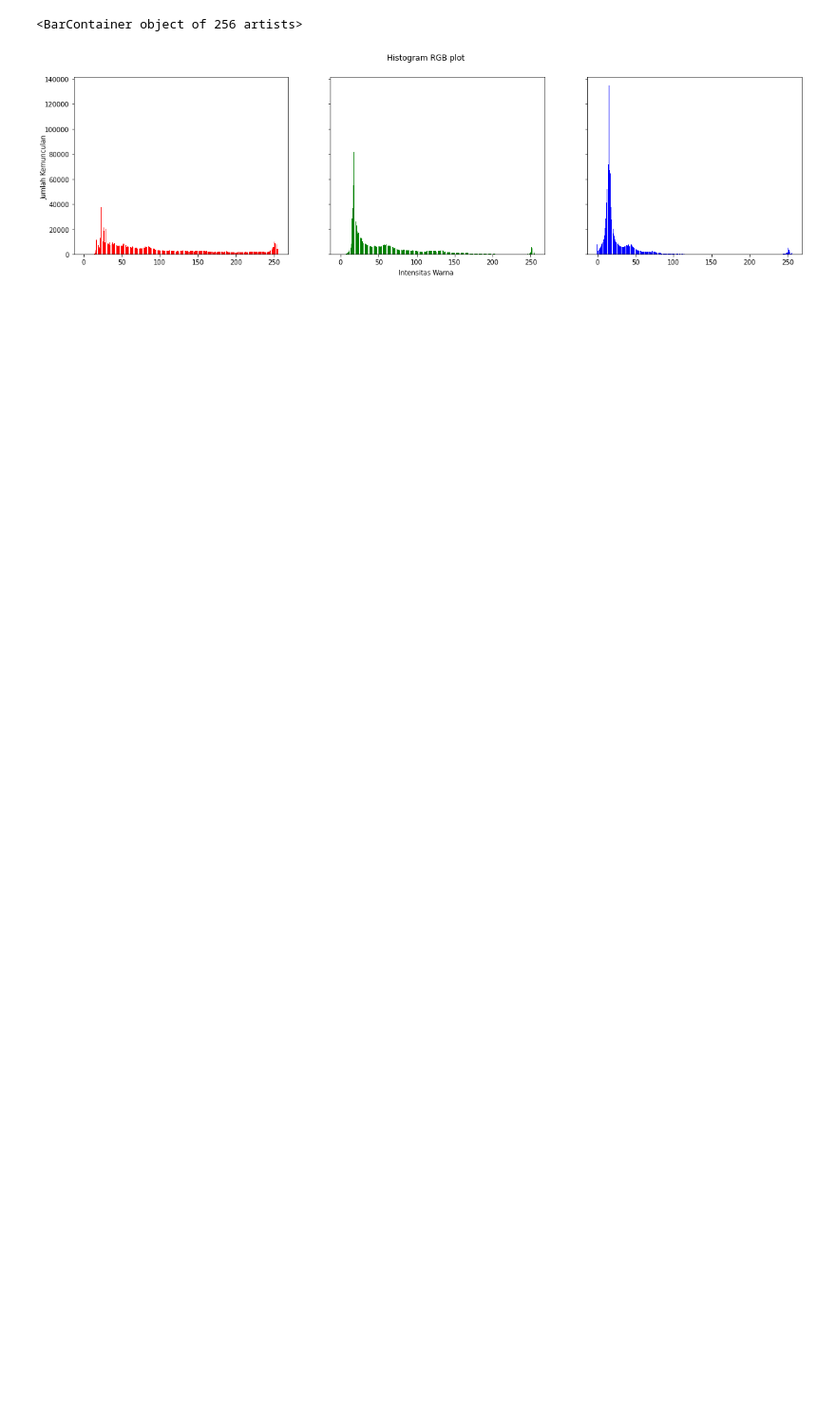
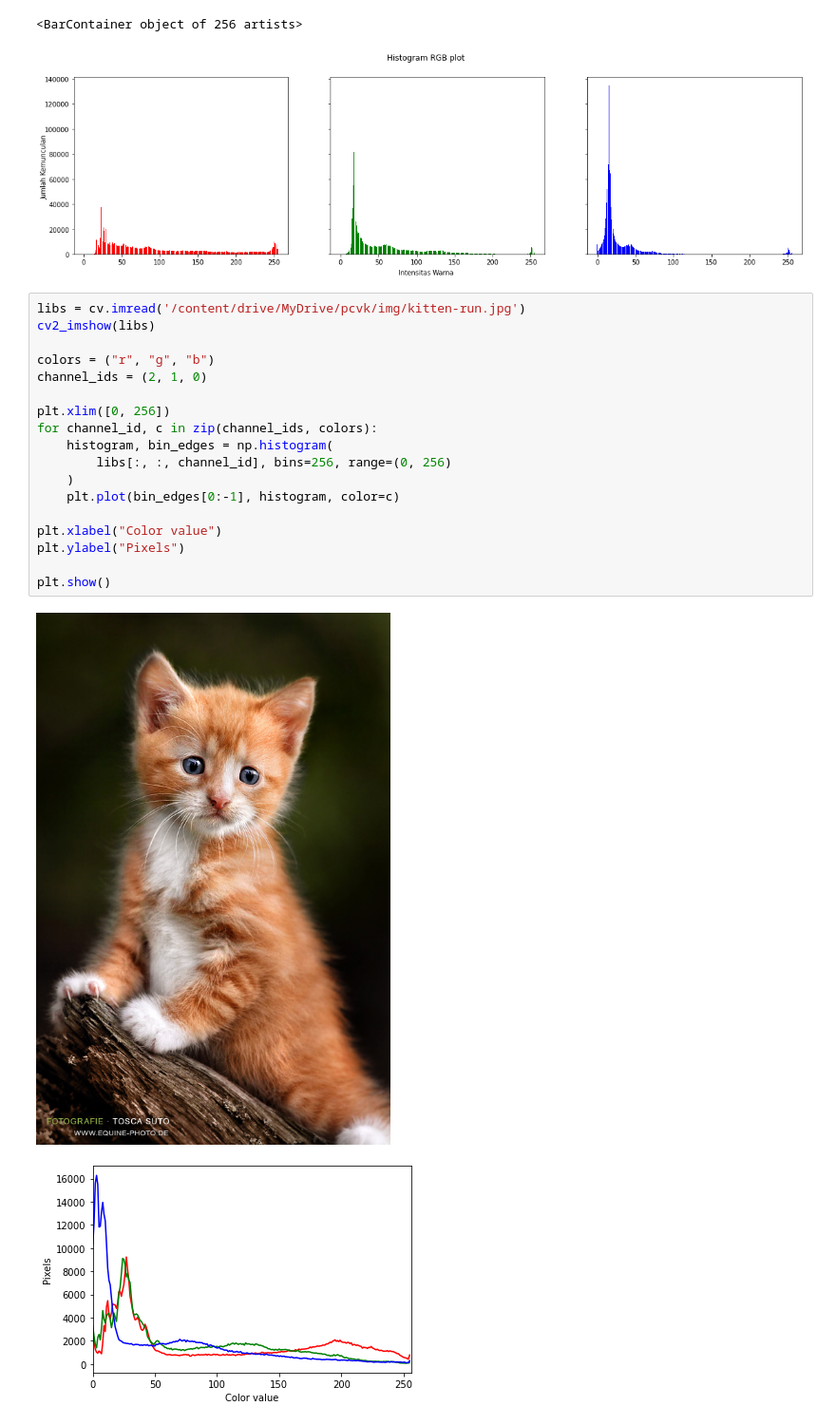
Before and after one commit to BagusSatria123/PCVK_Genap_2021, a Jupyter notebook: Week6.ipynb, the cells around one changed output. Shown at 95% size. Saved outputs shown, nothing was run; the diff lists cells and outputs as text; blank space fills up the shorter version.

```diff
--- a/Week6.ipynb
+++ b/Week6.ipynb
@@ -48,3 +48,24 @@ axs[2].bar(names, blue, color='blue')
 [figure]
 <BarContainer object of 256 artists>
 [figure]
+# %%
+libs = cv.imread('/content/drive/MyDrive/pcvk/img/kitten-run.jpg')
+cv2_imshow(libs)
+
+colors = ("r", "g", "b")
+channel_ids = (2, 1, 0)
+
+plt.xlim([0, 256])
+for channel_id, c in zip(channel_ids, colors):
+    histogram, bin_edges = np.histogram(
+        libs[:, :, channel_id], bins=256, range=(0, 256)
+    )
+    plt.plot(bin_edges[0:-1], histogram, color=c)
+
+plt.xlabel("Color value")
+plt.ylabel("Pixels")
+
+plt.show()
+# %% [output]
+[figure, added]
+[figure, added]
```
Also changed, not shown: parts of 1 cell of this notebook.
